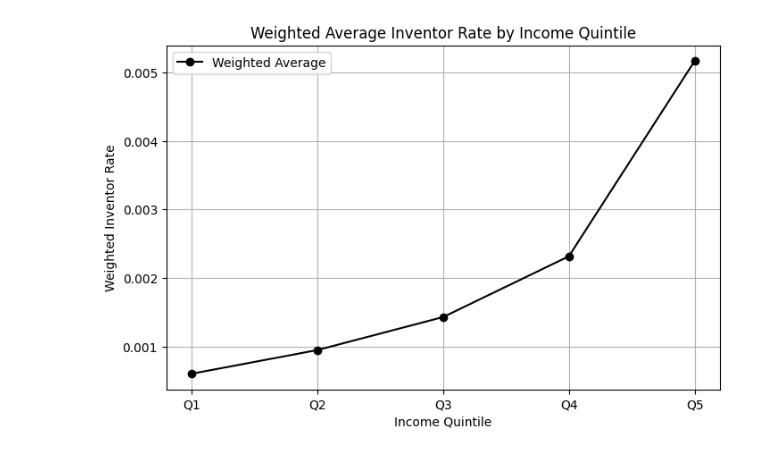
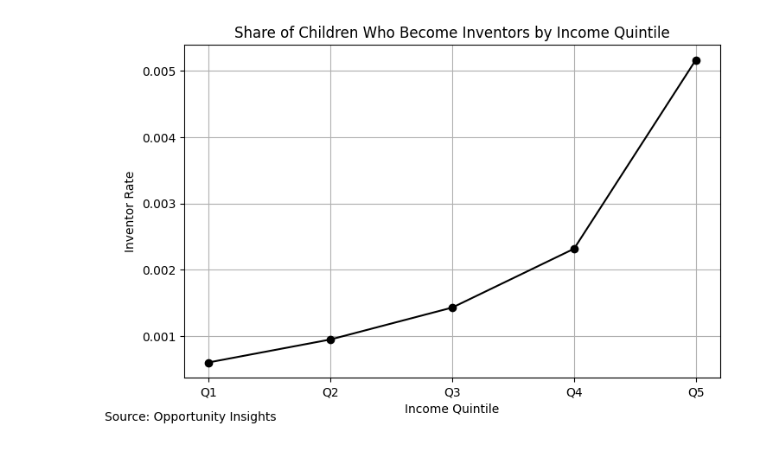
Before and after one commit to Zach-Klopping/Kumar-Projects, a Jupyter notebook: ECON:3150/inventor_project.ipynb, the cells around one changed output. Saved outputs shown, nothing was run; the diff lists cells and outputs as text; code cells hidden in the pictures.

```diff
--- a/ECON:3150/inventor_project.ipynb
+++ b/ECON:3150/inventor_project.ipynb
@@ -129,22 +84,22 @@ fig.show()
 # %%
 # Calculate weighted average inventor rate by income quintile using kid_count as weights
 weighted_rates = []
 quintile_cols = ['inventor_pq_1', 'inventor_pq_2', 'inventor_pq_3', 'inventor_pq_4', 'inventor_pq_5']
 for col in quintile_cols:
     weighted_rate = (df[col] * df['kid_count']).sum() / df['kid_count'].sum()
     weighted_rates.append(weighted_rate)
 
 plt.figure(figsize=(8, 5))
 plt.plot(range(1, 6), weighted_rates, marker='o', color='black', label='Weighted Average')
 plt.xlabel('Income Quintile')
-plt.ylabel('Weighted Inventor Rate')
-plt.title('Weighted Average Inventor Rate by Income Quintile')
+plt.ylabel('Inventor Rate')
+plt.title('Share of Children Who Become Inventors by Income Quintile')
 plt.xticks(range(1, 6), [f'Q{i}' for i in range(1, 6)])
 plt.grid(True)
-plt.legend()
+plt.gcf().text(0.01, 0.01, 'Source: Opportunity Insights', fontsize=10, color='Black', ha='left')
 plt.show()
 # %% [output]
-[figure, old version]
+[figure, new version]
 # %%
 # We are going to cut this data as inventor income over time (I think we can do year and age).
 df1 = pd.read_csv("table_4a.csv")
```
Also changed, not shown: parts of 14 cells of this notebook, 1 other file.
